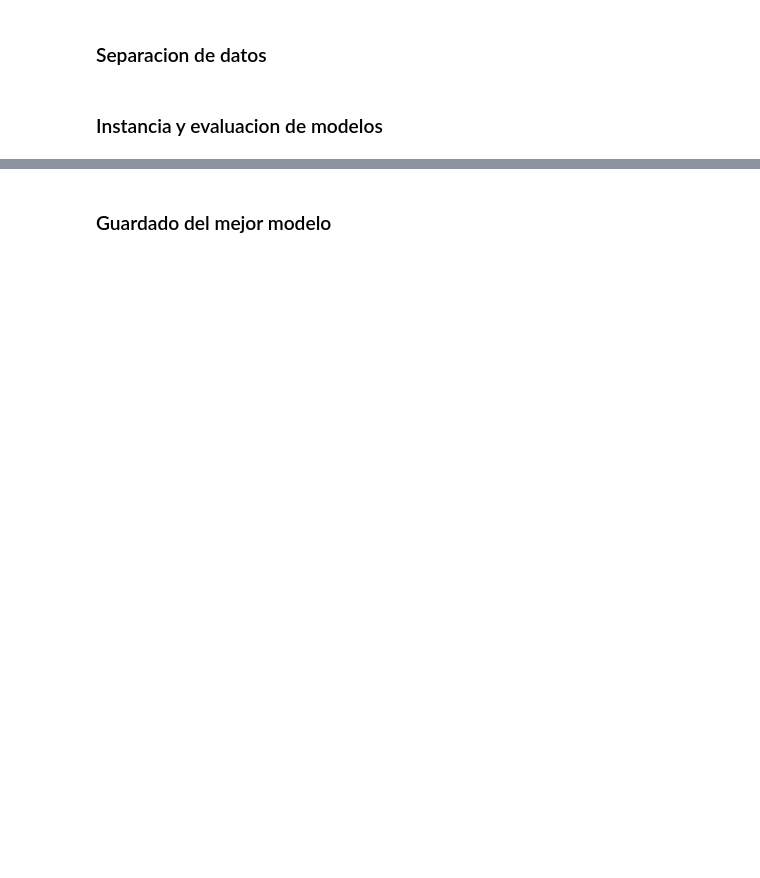
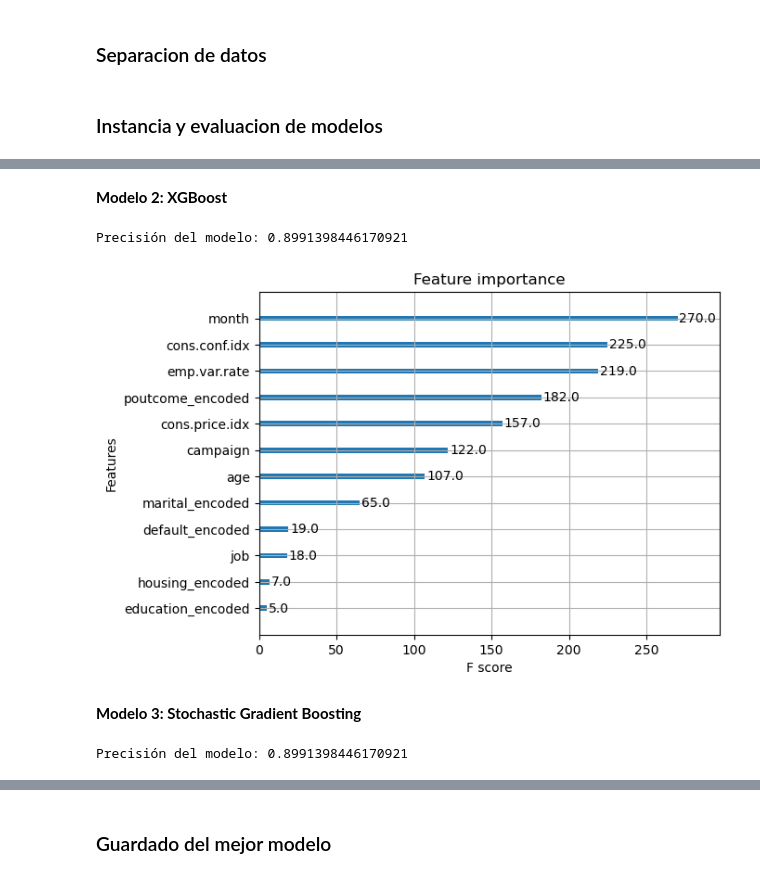
Before and after one commit to ianCristianAriel/2024-portugal-banco-privado, a Jupyter notebook: notebooks and scripts/4_ml.ipynb, the cells around one changed output, grey strips where cells are left out. Cells and saved outputs as stored; diff of their text form; code cells hidden in the pictures; blank space fills up the shorter version.

Commit message:
Agrego modelos de Boosting, bagging y voting

```diff
--- a/notebooks and scripts/4_ml.ipynb
+++ b/notebooks and scripts/4_ml.ipynb
@@ -91,3 +119,6 @@ def test(model, is_classification=False):
+# %%
+path_df_estandarizado_escalado = '../data/silver/df_estandarizado_escalado.csv'
+df_estandarizado_escalado = pd.read_csv(path_df_estandarizado_escalado)
 # %% [markdown]
 ### Separacion de datos
 # %%
@@ -173,0 +223,30 @@ Precisión del modelo: 0.8979605993340732
+# %% [markdown]
+**Modelo 2: XGBoost**
+# %%
+# Definir el modelo
+xgb_model = xgb.XGBClassifier()
+
+# Definir el grid de parámetros
+xgb_params_grid = {
+    'classify__n_estimators': [100, 200],
+    'classify__learning_rate': [0.01, 0.1, 0.2],
+    'classify__max_depth': [3, 5, 7],
+    'classify__subsample': [0.8, 1.0],
+    'classify__colsample_bytree': [0.8, 1.0]
+}
+# %%
+xgb_best_params_grid = grid_search_function(model= xgb_model, param_grid=xgb_params_grid, X_train=X_train, y_train=y_train)
+# %%
+xgb_model = train(model=xgb_model, best_params=xgb_best_params_grid)
+# %%
+y_pred = test(model=extra_trees_model, is_classification=True)
+# %% [output]
+Precisión del modelo: 0.8991398446170921
+# %%
+# Importancia de las características
+xgb.plot_importance(xgb_model)
+plt.show()
+# %% [output]
+[figure, added]
+# %% [markdown]
+**Modelo 3: Stochastic Gradient Boosting**
@@ -173,0 +268,4 @@ Precisión del modelo: 0.8979605993340732
+# %%
+y_pred = test(model=extra_trees_model, is_classification=True)
+# %% [output]
+Precisión del modelo: 0.8991398446170921
```
Also changed, not shown: parts of 37 cells of this notebook, 19 other files.
